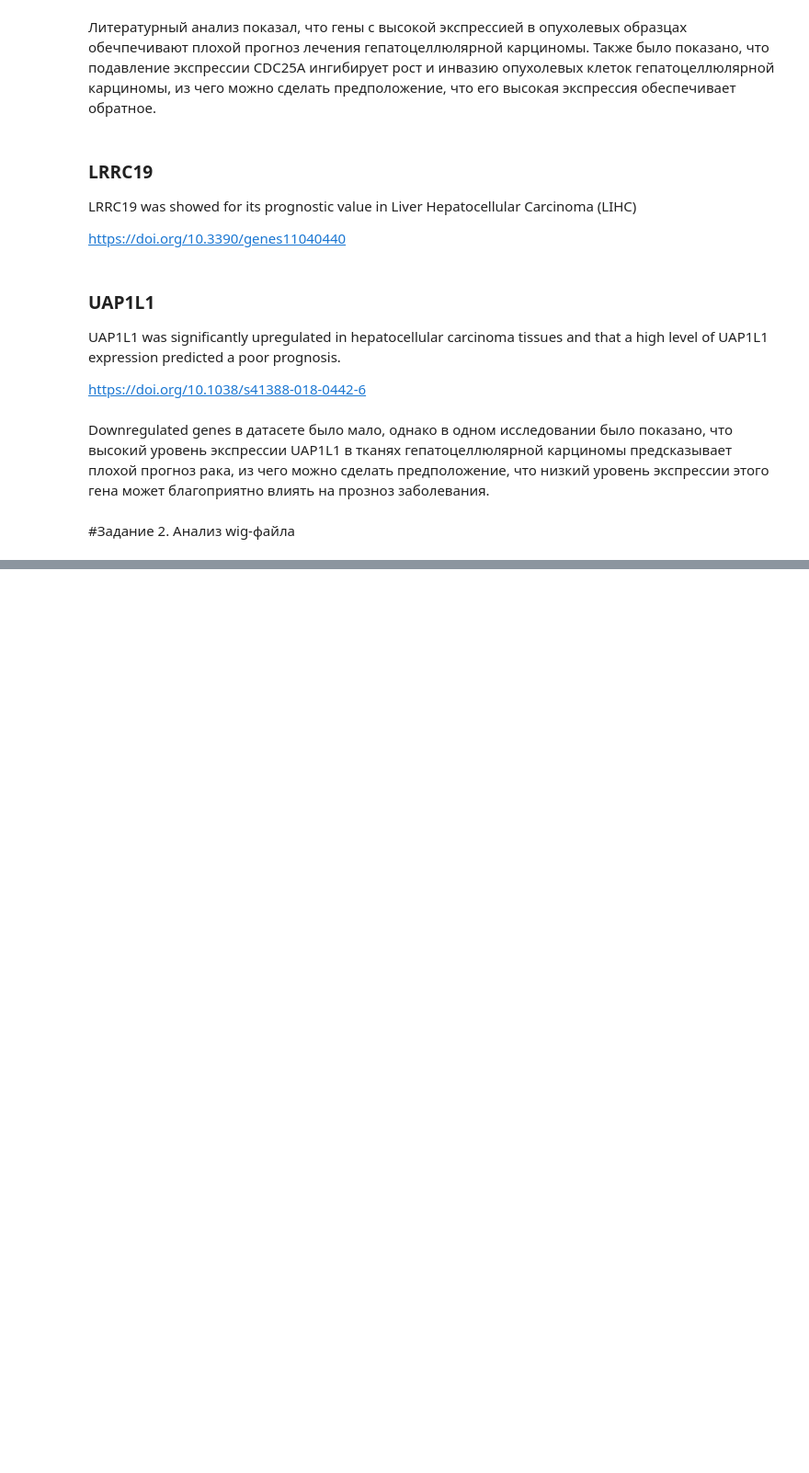
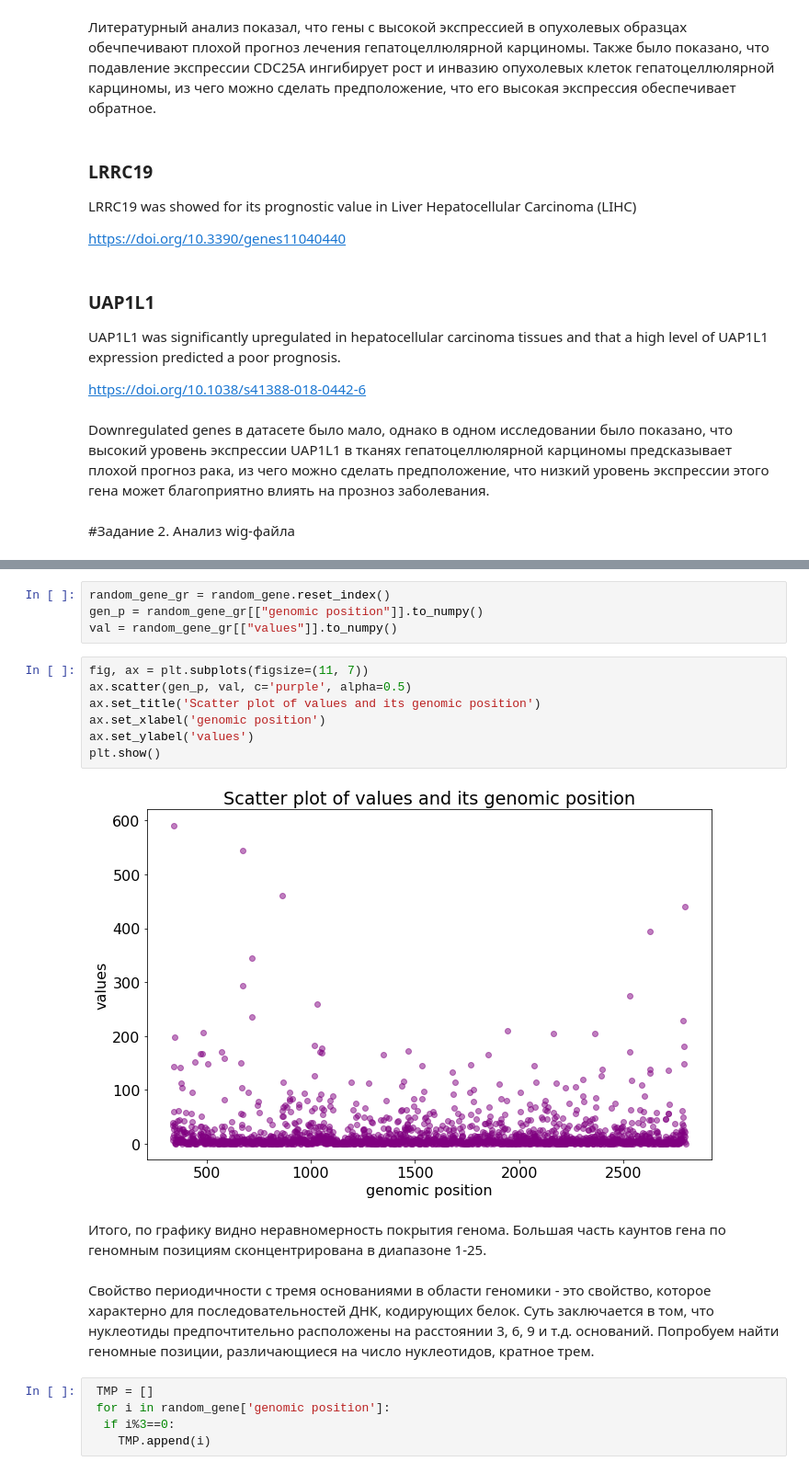
Before and after one commit to anuytok/4-HW-RNA-seq, a Jupyter notebook: Ribo_seq_Ефимова_Аня.ipynb, the cells around one changed output, grey strips where cells are left out. Shown at 92% size. Drawn from its saved outputs; the diff is of its cells as text; blank space fills up the shorter version.

```diff
--- a/Ribo_seq_Ефимова_Аня.ipynb
+++ b/Ribo_seq_Ефимова_Аня.ipynb
@@ -1221,0 +1467,22 @@ Downregulated genes в датасете было мало, однако в од
+# %%
+random_gene_gr = random_gene.reset_index()
+gen_p = random_gene_gr[["genomic position"]].to_numpy()
+val = random_gene_gr[["values"]].to_numpy()
+# %%
+fig, ax = plt.subplots(figsize=(11, 7))
+ax.scatter(gen_p, val, c='purple', alpha=0.5)
+ax.set_title('Scatter plot of values and its genomic position')
+ax.set_xlabel('genomic position')
+ax.set_ylabel('values')
+plt.show()
+# %% [output]
+[figure, added]
+# %% [markdown]
+Итого, по графику видно неравномерность покрытия генома. Большая часть каунтов гена по геномным позициям сконцентрирована в диапазоне 1-25.
+# %% [markdown]
+Свойство периодичности с тремя основаниями в области геномики - это свойство, которое характерно для последовательностей ДНК, кодирующих белок. Суть заключается в том, что нуклеотиды предпочтительно расположены на расстоянии 3, 6, 9 и т.д. оснований. Попробуем найти геномные позиции, различающиеся на число нуклеотидов, кратное трем.
+# %%
+ TMP = []
+ for i in random_gene['genomic position']:
+  if i%3==0:
+    TMP.append(i)
```
Also changed, not shown: parts of 69 cells of this notebook.
